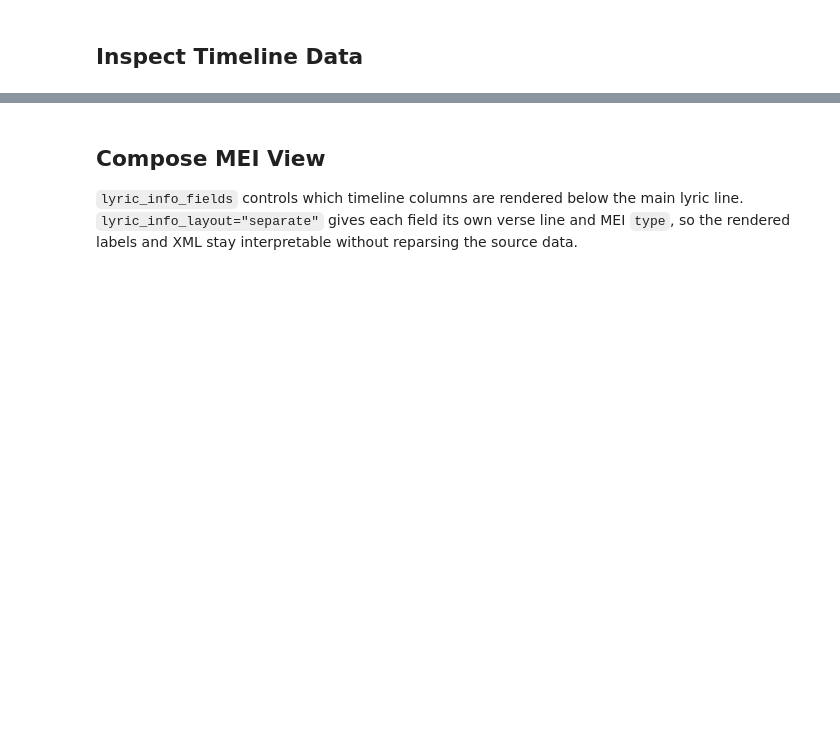
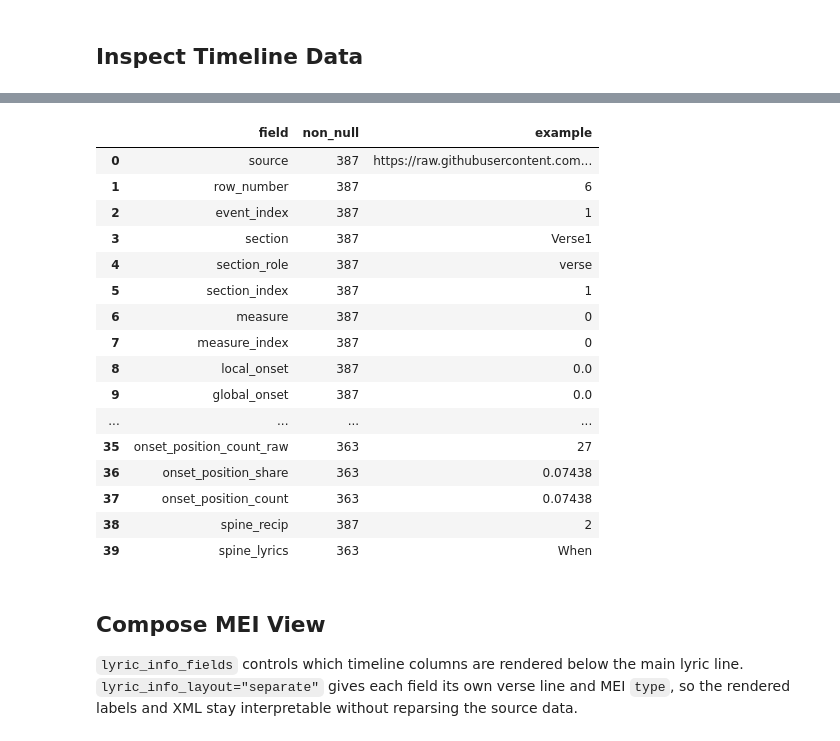
Before and after one commit to egorpol/camat_v2, a Jupyter notebook: testing_timeline.ipynb, the cells around one changed output, grey strips where cells are left out. Saved outputs shown, nothing was run; the diff lists cells and outputs as text; code cells hidden in the pictures; blank space fills up the shorter version.

```diff
--- a/testing_timeline.ipynb
+++ b/testing_timeline.ipynb
@@ -87,3 +139,31 @@ display(pd.DataFrame(id_summary))
+# %%
+MEI_INFO_FIELD_SUMMARY = pd.DataFrame({
+    "field": df_timeline_rhythm.columns,
+    "non_null": [df_timeline_rhythm[c].notna().sum() for c in df_timeline_rhythm.columns],
+    "example": [
+        df_timeline_rhythm[c].dropna().iloc[0] if df_timeline_rhythm[c].notna().any() else None
+        for c in df_timeline_rhythm.columns
+    ],
+})
+display(MEI_INFO_FIELD_SUMMARY)
+# %% [output]
+|  | field | non_null | example |
+| 0 | source | 387 | https://raw.githubusercontent.com... |
+| 1 | row_number | 387 | 6 |
+| 2 | event_index | 387 | 1 |
+| 3 | section | 387 | Verse1 |
+| 4 | section_role | 387 | verse |
+| 5 | section_index | 387 | 1 |
+| 6 | measure | 387 | 0 |
+| 7 | measure_index | 387 | 0 |
+| 8 | local_onset | 387 | 0.0 |
+| 9 | global_onset | 387 | 0.0 |
+| ... | ... | ... | ... |
+| 35 | onset_position_count_raw | 363 | 27 |
+| 36 | onset_position_share | 363 | 0.07438 |
+| 37 | onset_position_count | 363 | 0.07438 |
+| 38 | spine_recip | 387 | 2 |
+| 39 | spine_lyrics | 363 | When |
 # %% [markdown]
 ## Compose MEI View
 
```
Also changed, not shown: parts of 12 cells of this notebook, 16 other files.
